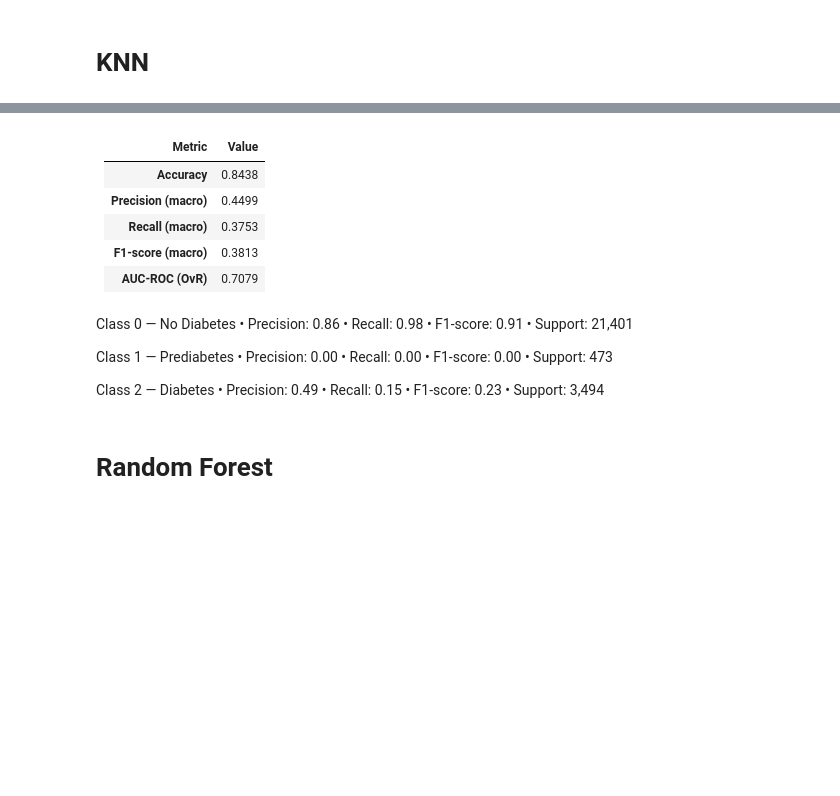
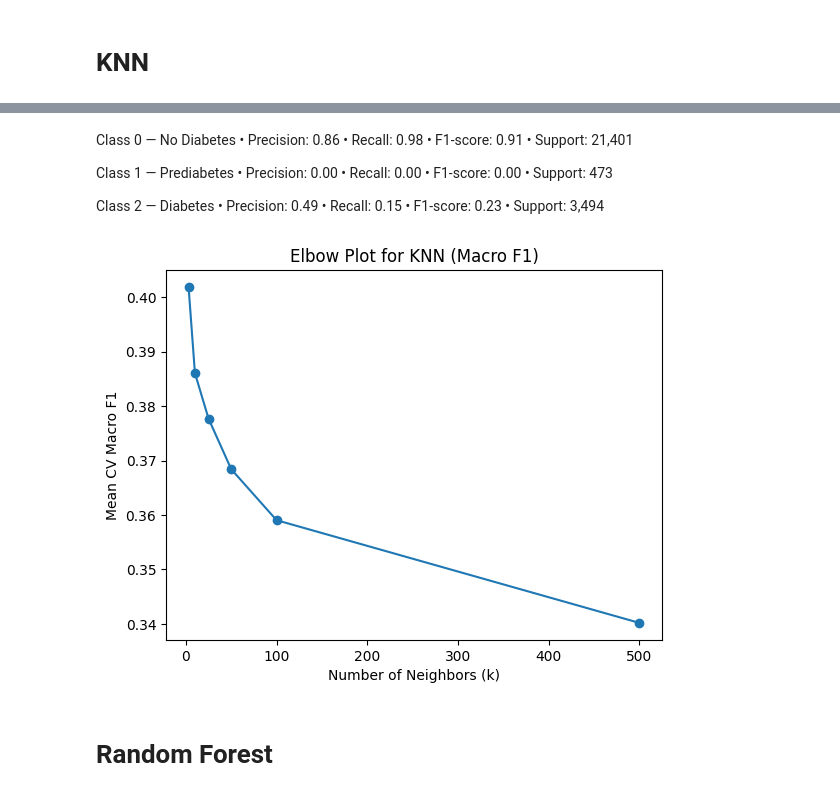
Before and after one commit to JIESIMIN/CS334FinalProject, a Jupyter notebook: knn_RF_GB.ipynb, the cells around one changed output, grey strips where cells are left out. Drawn from its saved outputs; the diff is of its cells as text; code cells hidden in the pictures; blank space fills up the shorter version.

```diff
--- a/knn_RF_GB.ipynb
+++ b/knn_RF_GB.ipynb
@@ -314,11 +355,3 @@ Confusion matrix:
-# %% [markdown]
-| **Metric**            | **Value** |
-|-----------------------|-----------|
-| **Accuracy**          | 0.8438    |
-| **Precision (macro)** | 0.4499    |
-| **Recall (macro)**    | 0.3753    |
-| **F1-score (macro)**  | 0.3813   |
-| **AUC-ROC (OvR)**     | 0.7079   |
 # %% [markdown]
 Class 0 — No Diabetes
 • Precision: 0.86
@@ -337,6 +370,26 @@ Class 2 — Diabetes
 • Recall:    0.15
 • F1-score:  0.23
 • Support:   3,494
+# %%
+elbow_f1_df = (
+    knn_cv_results
+    .groupby("param_knn__n_neighbors")["mean_test_f1"]
+    .mean()
+    .reset_index()
+)
+
+plt.figure()
+plt.plot(
+    elbow_f1_df["param_knn__n_neighbors"],
+    elbow_f1_df["mean_test_f1"],
+    marker="o"
+)
+plt.xlabel("Number of Neighbors (k)")
+plt.ylabel("Mean CV Macro F1")
+plt.title("Elbow Plot for KNN (Macro F1)")
+plt.show()
+# %% [output]
+[figure, added]
 # %% [markdown]
 # Random Forest
 # %%
```
Also changed, not shown: parts of 15 cells of this notebook.
